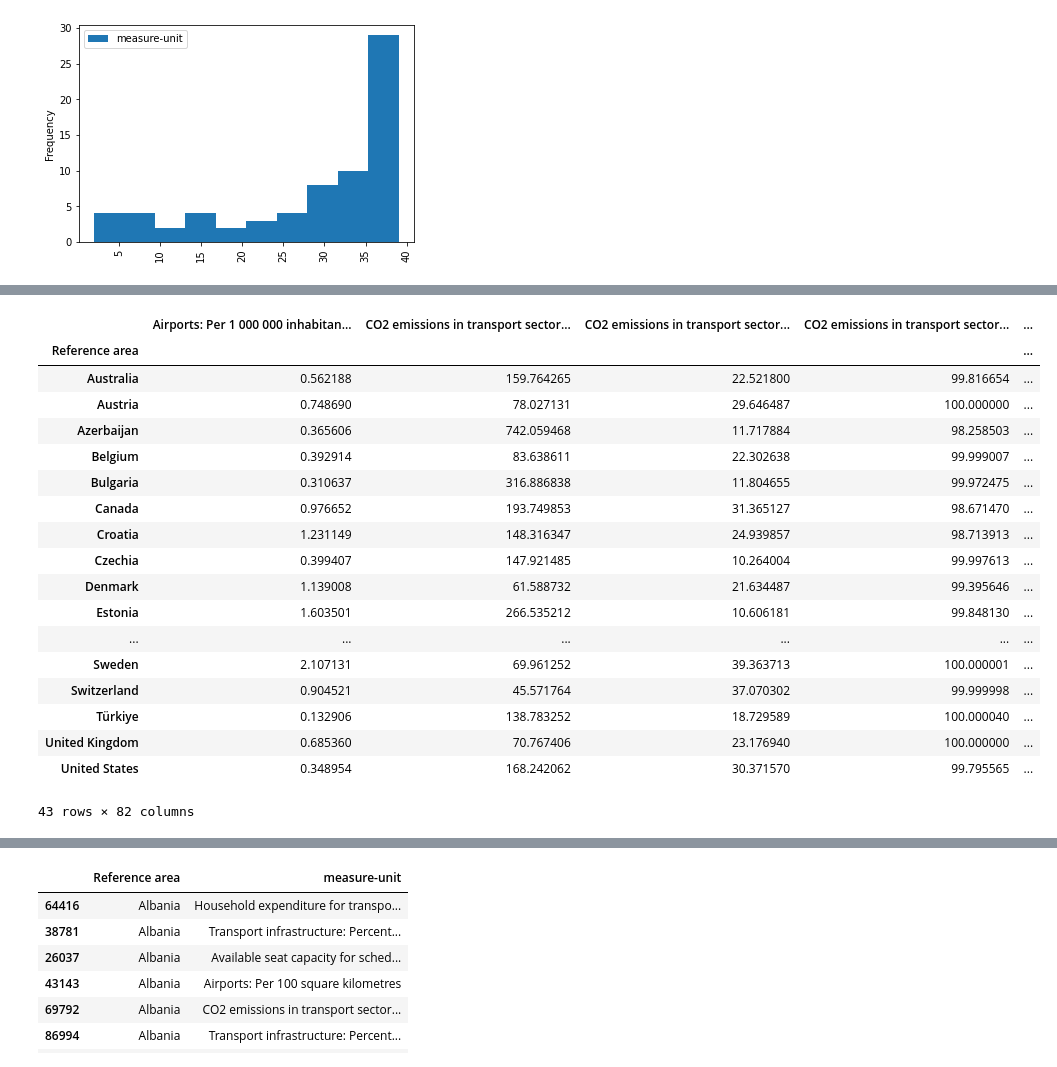
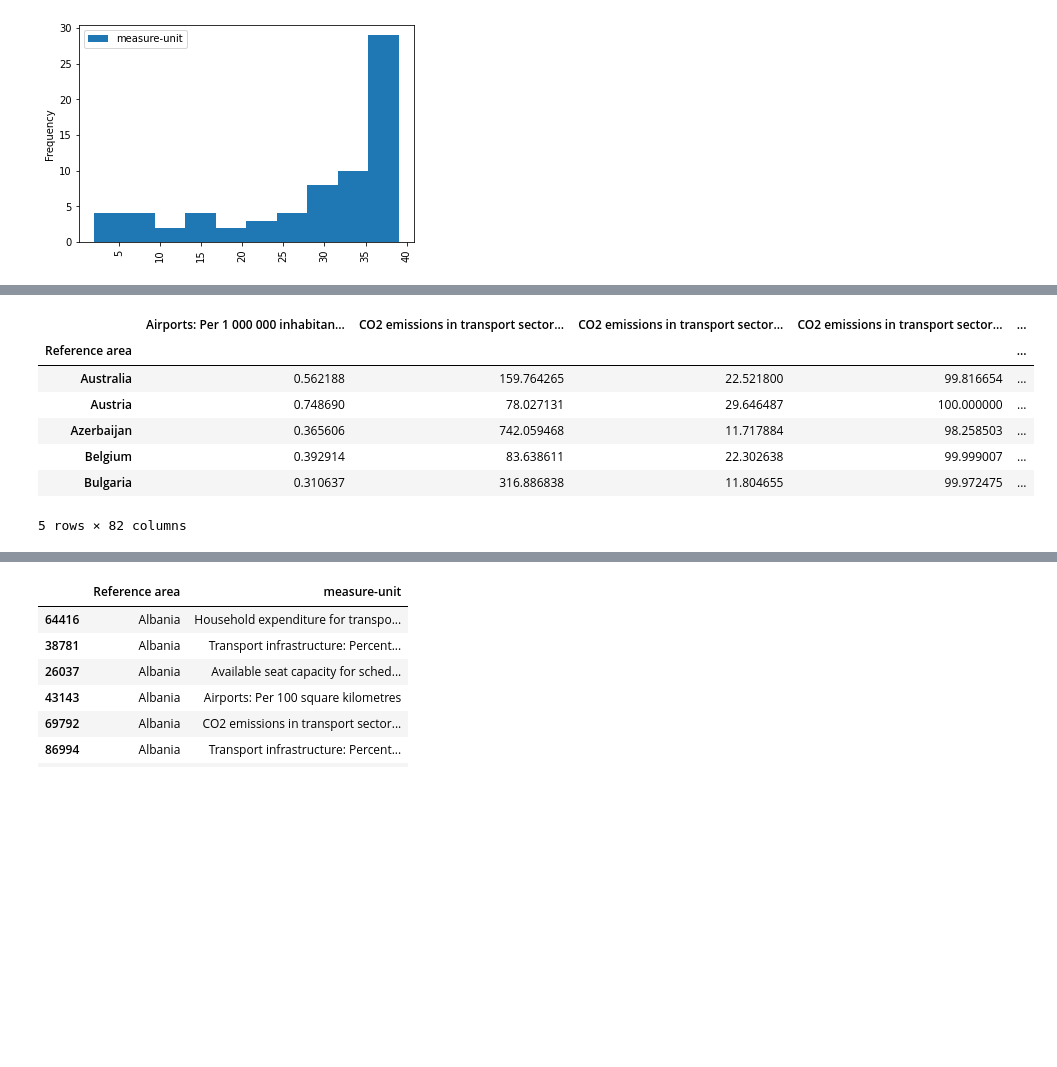
Before and after one commit to ayeachuri/transport_investment_analytics, a Jupyter notebook: E-Commerce Analytics.ipynb, the cells around one changed output, grey strips where cells are left out. Saved outputs shown, nothing was run; the diff lists cells and outputs as text; code cells hidden in the pictures; blank space fills up the shorter version.

```diff
--- a/E-Commerce Analytics.ipynb
+++ b/E-Commerce Analytics.ipynb
@@ -620,46 +603,35 @@ True - The aggregation consolidated Transport modes.
 # We examine our columns here:
 wideHighInfoCountriesDF.columns
 
 # Some columns are not relevant to our research questions and will be manually dropped. These are:
 try:
     wideHighInfoCountriesDF.drop([
         'Airports: Per 100 square kilometres_pred2000',
         'Available seat capacity for schedule flight: Per 1 000 000 US dollars_pred2000',
         'Available seat capacity for schedule flight: Per 1 000 inhabitants_pred2000',
         'Airports: Per 100 square kilometres_slope',
         'Available seat capacity for schedule flight: Per 1 000 000 US dollars_slope',
         'Available seat capacity for schedule flight: Per 1 000 inhabitants_slope',
         'First registrations: Per 1 000 000 US dollars_pred2000',
         'First registrations: Per 1 000 inhabitants_pred2000',
         'Stock: Per 1 000 000 US dollars_slope',
         'Stock: Per 1 000 000 US dollars_pred2000',
         'Stock: Per 1 000 inhabitants_pred2000',
         'Stock: Per 1 000 inhabitants_slope'],
         axis = "columns", inplace=True) # inplace=True specifies that the original DF is mutated instead of returning a copy
 except:
     print("Columns already dropped")
 
-wideHighInfoCountriesDF
+wideHighInfoCountriesDF.head()
 # %% [output]
 |  | Airports: Per 1 000 000 inhabitan... | CO2 emissions in transport sector... | CO2 emissions in transport sector... | CO2 emissions in transport sector... | ... |
 | Reference area |  |  |  |  | ... |
 | Australia | 0.562188 | 159.764265 | 22.521800 | 99.816654 | ... |
 | Austria | 0.748690 | 78.027131 | 29.646487 | 100.000000 | ... |
 | Azerbaijan | 0.365606 | 742.059468 | 11.717884 | 98.258503 | ... |
 | Belgium | 0.392914 | 83.638611 | 22.302638 | 99.999007 | ... |
 | Bulgaria | 0.310637 | 316.886838 | 11.804655 | 99.972475 | ... |
-| Canada | 0.976652 | 193.749853 | 31.365127 | 98.671470 | ... |
-| Croatia | 1.231149 | 148.316347 | 24.939857 | 98.713913 | ... |
-| Czechia | 0.399407 | 147.921485 | 10.264004 | 99.997613 | ... |
-| Denmark | 1.139008 | 61.588732 | 21.634487 | 99.395646 | ... |
-| Estonia | 1.603501 | 266.535212 | 10.606181 | 99.848130 | ... |
-| ... | ... | ... | ... | ... | ... |
-| Sweden | 2.107131 | 69.961252 | 39.363713 | 100.000001 | ... |
-| Switzerland | 0.904521 | 45.571764 | 37.070302 | 99.999998 | ... |
-| Türkiye | 0.132906 | 138.783252 | 18.729589 | 100.000040 | ... |
-| United Kingdom | 0.685360 | 70.767406 | 23.176940 | 100.000000 | ... |
-| United States | 0.348954 | 168.242062 | 30.371570 | 99.795565 | ... |
-43 rows × 82 columns
+5 rows × 82 columns
 # %%
 ### Block 2.7 - Data Preparation ###
 
```
Also changed, not shown: parts of 6 cells of this notebook.
